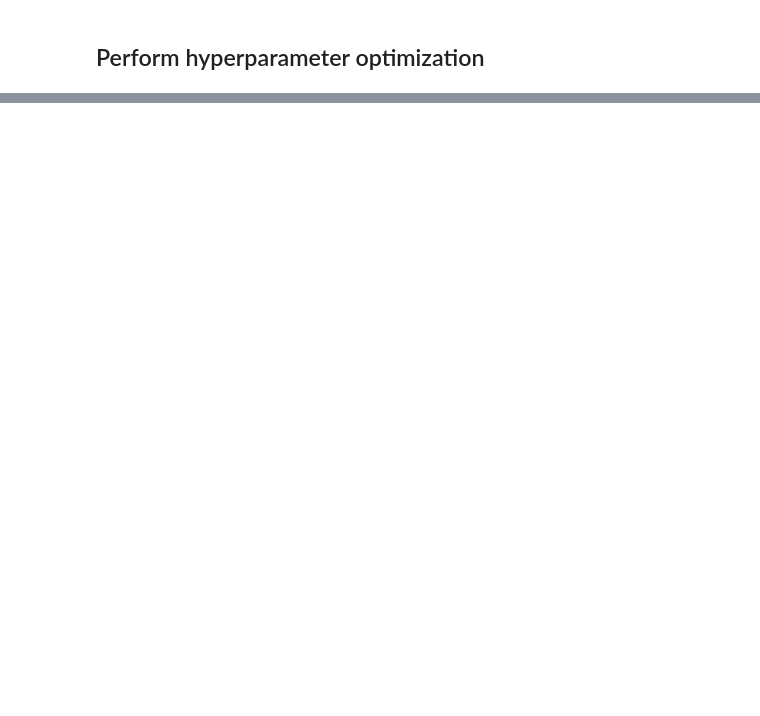
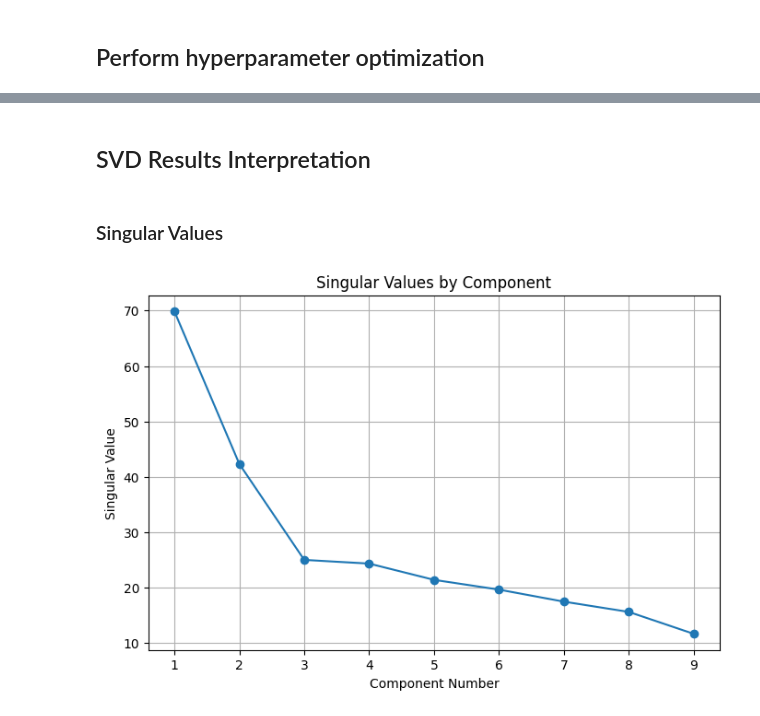
Before and after one commit to lendl-uy/ai201, a Jupyter notebook: mini_project/recommender.ipynb, the cells around one changed output, grey strips where cells are left out. Cells and saved outputs as stored; diff of their text form; code cells hidden in the pictures; blank space fills up the shorter version.

```diff
--- a/mini_project/recommender.ipynb
+++ b/mini_project/recommender.ipynb
@@ -808,0 +723,17 @@ Optimizing NMF...
+# %% [markdown]
+## SVD Results Interpretation
+# %% [markdown]
+### Singular Values
+# %%
+def plot_singular_values(svd):
+    plt.figure(figsize=(8, 5))
+    plt.plot(range(1, len(svd.singular_values_) + 1), svd.singular_values_, marker='o')
+    plt.title("Singular Values by Component")
+    plt.xlabel("Component Number")
+    plt.ylabel("Singular Value")
+    plt.grid()
+    plt.show()
+
+plot_singular_values(best_svd)
+# %% [output]
+[figure, added]
```
Also changed, not shown: parts of 56 cells of this notebook.
